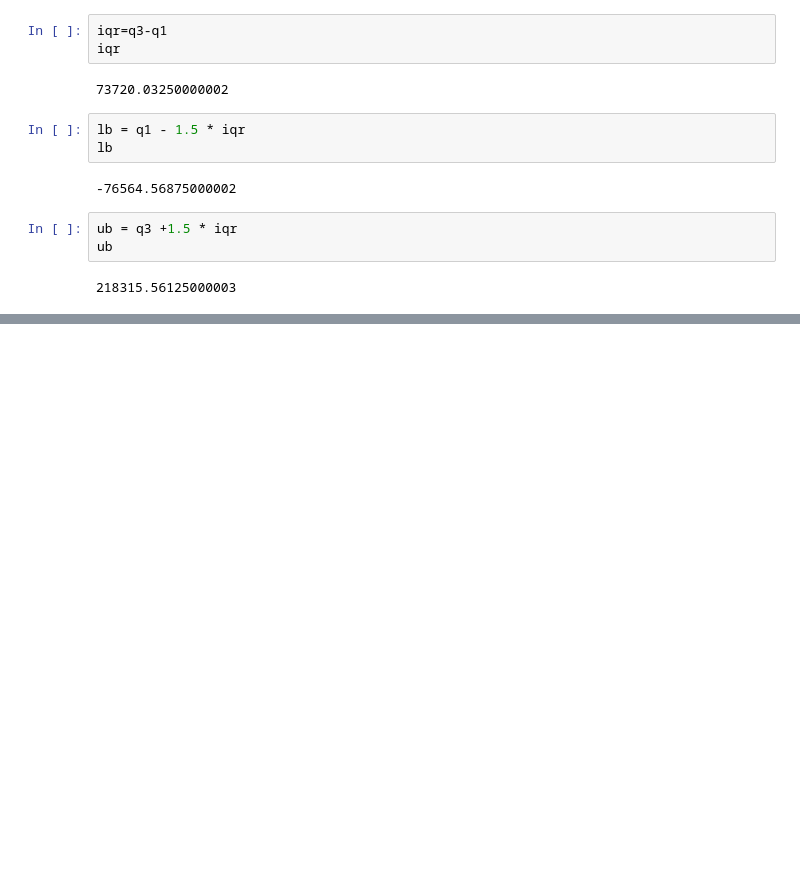
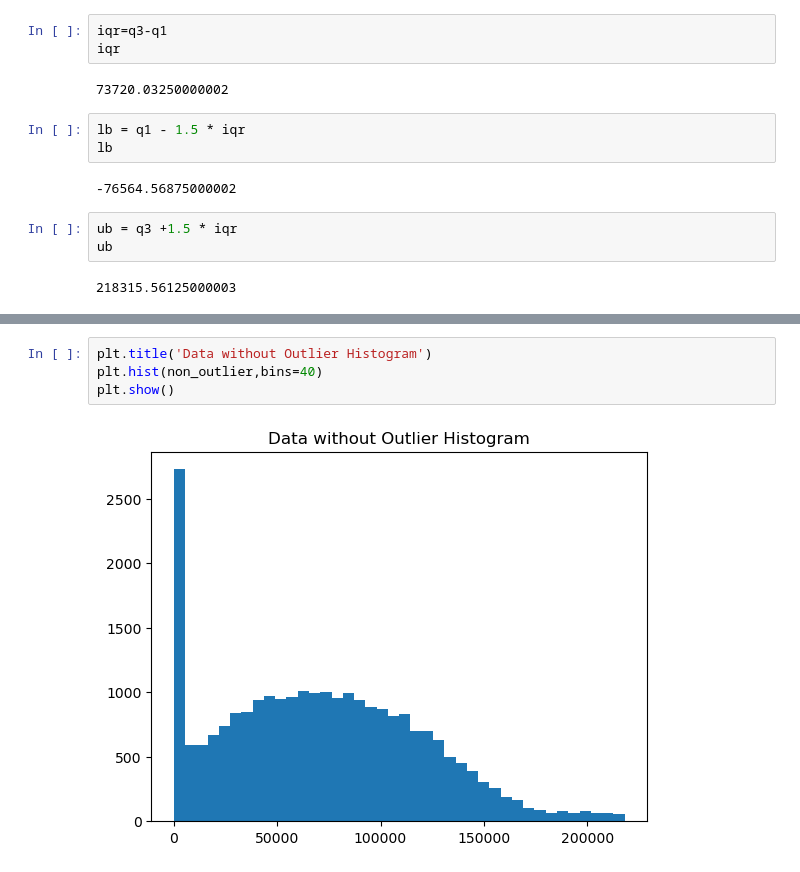
Before and after one commit to hemant467/Naresh-IT, a Jupyter notebook: Python 🐍 Sessions 📜/EDA : Exploratory Data Analysis 📜/Session 5 Numerical Column Analysis.ipynb, the cells around one changed output, grey strips where cells are left out. Cells and saved outputs as stored; diff of their text form; blank space fills up the shorter version.

```diff
--- a/Python 🐍 Sessions 📜/EDA : Exploratory Data Analysis 📜/Session 5 Numerical Column Analysis.ipynb
+++ b/Python 🐍 Sessions 📜/EDA : Exploratory Data Analysis 📜/Session 5 Numerical Column Analysis.ipynb
@@ -560,0 +642,6 @@ ub
+# %%
+plt.title('Data without Outlier Histogram')
+plt.hist(non_outlier,bins=40)
+plt.show()
+# %% [output]
+[figure, added]
```
Also changed, not shown: parts of 25 cells of this notebook.
